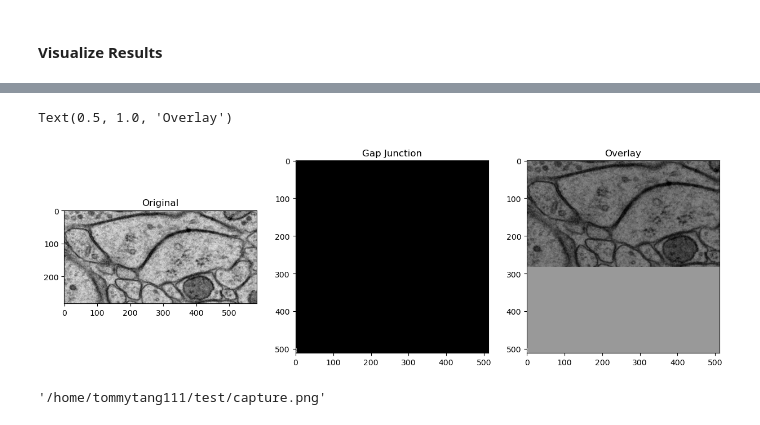
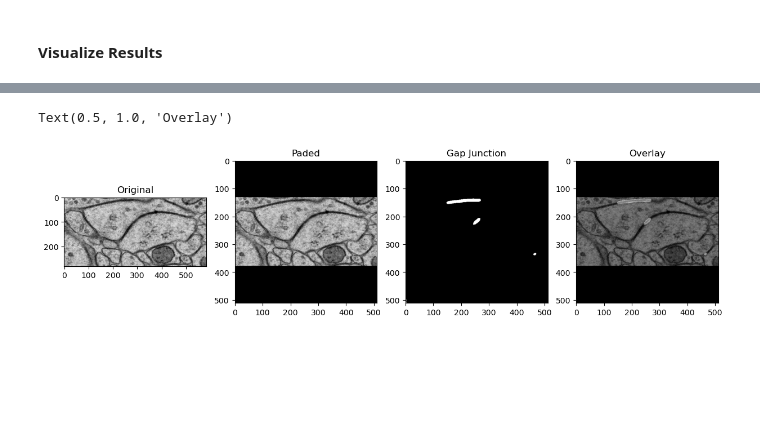
Before and after one commit to Tommytang111/gap-junction-segmentation, a Jupyter notebook: test.ipynb, the cells around one changed output, grey strips where cells are left out. Cells and saved outputs as stored; diff of their text form; code cells hidden in the pictures; blank space fills up the shorter version.

Commit message:
Added Random crop prediction capability

```diff
--- a/test.ipynb
+++ b/test.ipynb
@@ -116,21 +111,20 @@ dataset.__getitem__(0)
 # %%
 #Test a random image from the dataset
 random_path = random.choice(imgs)
 random_img = Path(dataset_dir) / random_path
+random_resized_img = np.array(resize_image(str(random_img), 512, 512, (0,0,0)))
 random_pred = cv2.imread(str(Path(output_dir) / re.sub(r'.png$', r'_pred.png', str(random_path))), cv2.IMREAD_GRAYSCALE)
 
-fig, ax = plt.subplots(1,3, figsize=(15,5))
+fig, ax = plt.subplots(1,4, figsize=(15,5))
 ax[0].imshow(cv2.imread(random_img, cv2.IMREAD_GRAYSCALE), cmap="gray")
 ax[0].set_title('Original')
-ax[1].imshow(random_pred, cmap="gray")
-ax[1].set_title('Gap Junction')
-ax[2].imshow(cv2.imread(random_img, cv2.IMREAD_GRAYSCALE), cmap="gray")
-ax[2].imshow(random_pred, cmap="gray", alpha=0.4)
-ax[2].set_title('Overlay')
+ax[1].imshow(random_resized_img, cmap="gray")
+ax[1].set_title('Paded')
+ax[2].imshow(random_pred, cmap="gray")
+ax[2].set_title('Gap Junction')
+ax[3].imshow(random_resized_img, cmap="gray")
+ax[3].imshow(random_pred, cmap="gray", alpha=0.4)
+ax[3].set_title('Overlay')
 # %% [output]
 Text(0.5, 1.0, 'Overlay')
-[figure, old version]
+[figure, new version]
-# %%
-str(Path(dataset_dir) / random.choice(imgs))
-# %% [output]
-'/home/tommytang111/test/capture.png'
```
Also changed, not shown: parts of 6 cells of this notebook, 1 other file.
